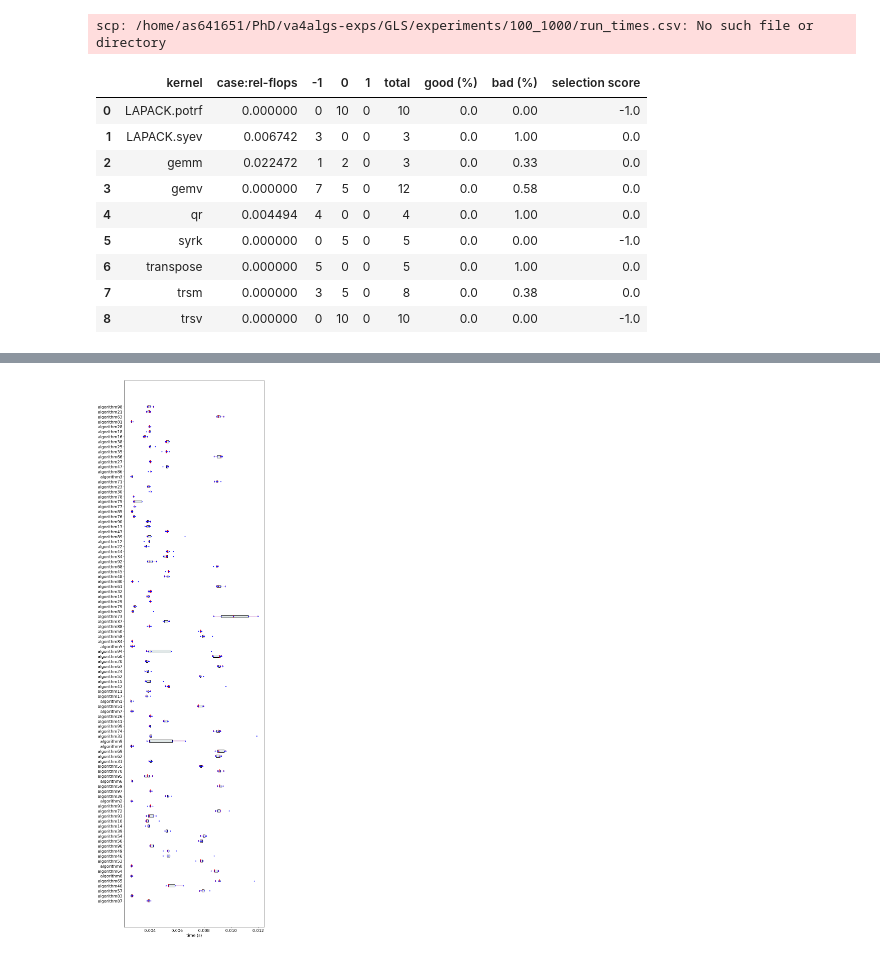
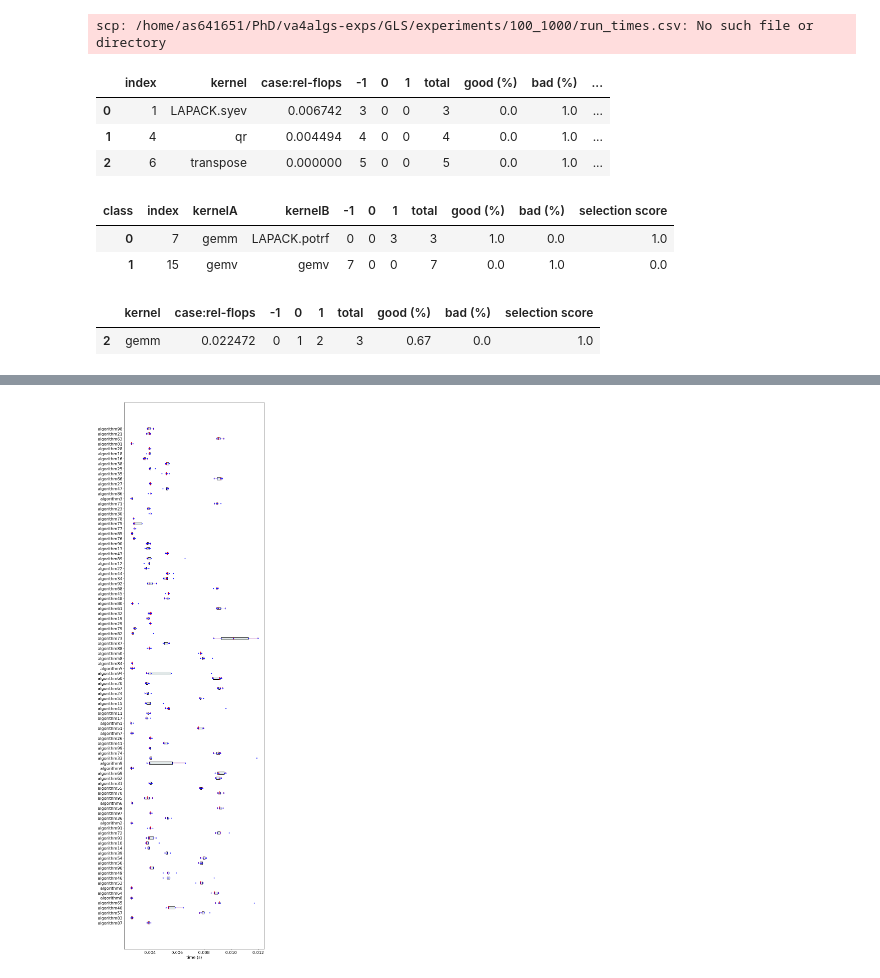
Before and after one commit to as641651/va4algs, a Jupyter notebook: examples/class_data_analyzer.ipynb, the cells around one changed output, grey strips where cells are left out. Drawn from its saved outputs; the diff is of its cells as text; code cells hidden in the pictures.

```diff
--- a/examples/class_data_analyzer.ipynb
+++ b/examples/class_data_analyzer.ipynb
@@ -135,6 +137,17 @@ def get_tree_gviz(clf, kernelA, kernelB, colors = ['crimson', 'white', 'lightgre
 
     graph = graphviz.Source(dg.string())
     return graph
+
+def gini_impurity(x):
+    ig = 0.0
+    if len(set(x)) == 1:
+        return ig
+    else:
+        n = float(len(x))
+        for i in set(x):
+            p = x.count(i)/n
+            ig += p*(1-p)
+        return ig
 # %%
 class DataAnalyzer3Way:
     def __init__(self,df_kernels:pd.DataFrame,
@@ -299,16 +353,22 @@ class DataAnalyzer3Way:
         self.relations_stats = self._compute_class_statistics(sa)
 # %%
 da = DataAnalyzer3Way(de.data_kernels, de.data_relations, de.data_ext)
+# %%
+da.discover_kernel_rules()
+# %% [output]
+|  | index | kernel | case:rel-flops | -1 | 0 | 1 | total | good (%) | bad (%) | ... |
+| 0 | 1 | LAPACK.syev | 0.006742 | 3 | 0 | 0 | 3 | 0.0 | 1.0 | ... |
+| 1 | 4 | qr | 0.004494 | 4 | 0 | 0 | 4 | 0.0 | 1.0 | ... |
+| 2 | 6 | transpose | 0.000000 | 5 | 0 | 0 | 5 | 0.0 | 1.0 | ... |
+# %%
+da.discover_relations_rules()
+# %% [output]
+| class | index | kernelA | kernelB | -1 | 0 | 1 | total | good (%) | bad (%) | selection score |
+| 0 | 7 | gemm | LAPACK.potrf | 0 | 0 | 3 | 3 | 1.0 | 0.0 | 1.0 |
+| 1 | 15 | gemv | gemv | 7 | 0 | 0 | 7 | 0.0 | 1.0 | 0.0 |
 # %%
-da.kernel_stats
+#da.get_kernel_stats('gemm')
+da.discover_kernel_anomalies()
 # %% [output]
 |  | kernel | case:rel-flops | -1 | 0 | 1 | total | good (%) | bad (%) | selection score |
-| 0 | LAPACK.potrf | 0.000000 | 0 | 10 | 0 | 10 | 0.0 | 0.00 | -1.0 |
-| 1 | LAPACK.syev | 0.006742 | 3 | 0 | 0 | 3 | 0.0 | 1.00 | 0.0 |
-| 2 | gemm | 0.022472 | 1 | 2 | 0 | 3 | 0.0 | 0.33 | 0.0 |
-| 3 | gemv | 0.000000 | 7 | 5 | 0 | 12 | 0.0 | 0.58 | 0.0 |
-| 4 | qr | 0.004494 | 4 | 0 | 0 | 4 | 0.0 | 1.00 | 0.0 |
-| 5 | syrk | 0.000000 | 0 | 5 | 0 | 5 | 0.0 | 0.00 | -1.0 |
-| 6 | transpose | 0.000000 | 5 | 0 | 0 | 5 | 0.0 | 1.00 | 0.0 |
-| 7 | trsm | 0.000000 | 3 | 5 | 0 | 8 | 0.0 | 0.38 | 0.0 |
-| 8 | trsv | 0.000000 | 0 | 10 | 0 | 10 | 0.0 | 0.00 | -1.0 |
+| 2 | gemm | 0.022472 | 0 | 1 | 2 | 3 | 0.67 | 0.0 | 1.0 |
```
Also changed, not shown: parts of 24 cells of this notebook, 9 other files.
